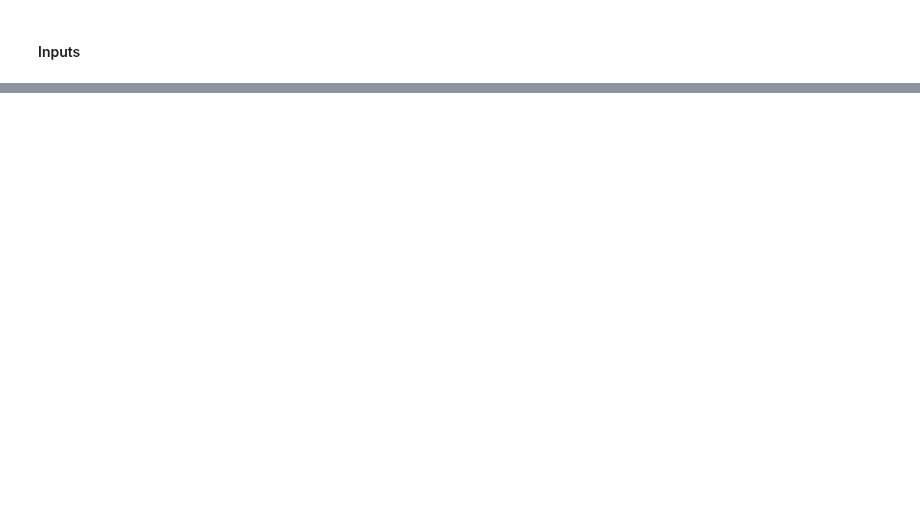
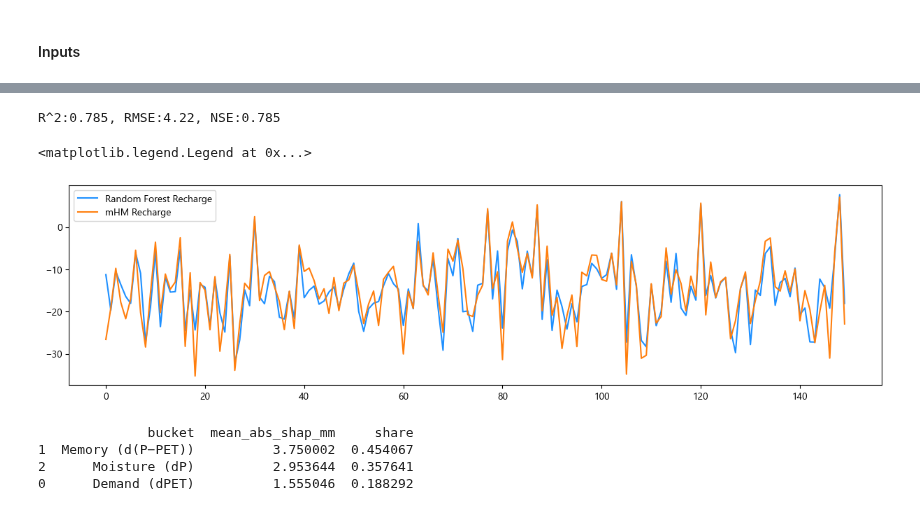
Before and after one commit to klekarkar/pre_post_process_mHM, a Jupyter notebook: recharge_attribution.ipynb, the cells around one changed output, grey strips where cells are left out. Drawn from its saved outputs; the diff is of its cells as text; code cells hidden in the pictures; blank space fills up the shorter version.

```diff
--- a/recharge_attribution.ipynb
+++ b/recharge_attribution.ipynb
@@ -69,8 +106,9 @@ def compute_mon_deltas(hydro_dict, var, hist_time_slice, fut_time_slice):
 # %%
 #resample to monthly and calculate changes
-hist_time_slice = slice('1971-01-01', '2000-12-31')
+hist_time_slice = slice('1981-01-01', '2010-12-31')
 fut_time_slice = slice('2071-01-01', '2100-12-31')
 
-pre_delta = compute_mon_deltas(ens_mean_dict, 'pre', hist_time_slice, fut_time_slice)
-pet_delta = compute_mon_deltas(ens_mean_dict, 'pet', hist_time_slice, fut_time_slice)
+pre_delta = compute_mon_deltas(ens_meteo_mean, 'pre', hist_time_slice, fut_time_slice)
+pet_delta = compute_mon_deltas(ens_meteo_mean, 'pet', hist_time_slice, fut_time_slice)
 wa_delta = compute_mon_deltas(water_availability, 'wa', hist_time_slice, fut_time_slice)
+recharge_delta = compute_mon_deltas(ens_recharge_mean, 'recharge', hist_time_slice, fut_time_slice)
@@ -81,0 +198,5 @@ wa_delta['wa_change'][12].plot(robust=True)
+# %%
+recharge_delta_roi = extract_roi_timeseries(recharge_delta, bbox_dict)
+pre_delta_roi = extract_roi_timeseries(pre_delta, bbox_dict)
+pet_delta_roi = extract_roi_timeseries(pet_delta, bbox_dict)
+wa_delta_roi = extract_roi_timeseries(wa_delta, bbox_dict)
@@ -81,0 +328,53 @@ wa_delta['wa_change'][12].plot(robust=True)
+# %%
+#plot the results vs the observed values
+plt.figure(figsize=(15, 3.7))
+plt.plot(y_pred[200:350], color='dodgerblue', lw=1.5, label='Random Forest Recharge')
+plt.plot(y_test[200:350], color='C1', lw=1.5, label='mHM Recharge')
+print(f"R^2:{np.round(r2, 3)}, RMSE:{np.round(rmse, 2)}, NSE:{np.round(nse, 3)}")
+print()
+#fill 95% confidence interval
+# plt.fill_between(np.arange(0,len(y_test[600:900])), y_pred[600:900]-2*rmse, y_pred[600:900]+2*rmse, color='gray', alpha=0.2)
+
+plt.legend()
+# %% [output]
+R^2:0.785, RMSE:4.22, NSE:0.785
+<matplotlib.legend.Legend at 0x...>
+[figure, added]
+# %%
+import shap
+
+explainer = shap.TreeExplainer(best_model)
+shap_values = explainer.shap_values(X)
+if isinstance(shap_values, list):
+    shap_values = shap_values[0]
+
+# Mean absolute SHAP (mm of recharge) and importance share
+mean_abs = np.mean(np.abs(shap_values), axis=0)
+share = mean_abs / (mean_abs.sum() + 1e-12)
+
+imp = pd.DataFrame({
+    'feature': feature_names,
+    'mean_abs_shap_mm': mean_abs,
+    'share': share
+}).sort_values('mean_abs_shap_mm', ascending=False)
+# print(imp)
+
+# Optional: bucket to Demand / Moisture / Memory
+def bucket(name: str) -> str:
+    n = name.lower()
+    if 'pre' in n: return 'Moisture (dP)'
+    if 'pet' in n:    return 'Demand (dPET)'
+    if 'wa_lag1' in n: return 'Memory (d(P−PET))'
+    return 'Other'
+
+bucket_imp = (imp.assign(bucket=imp['feature'].map(bucket))
+                .groupby('bucket', as_index=False)
+                .agg(mean_abs_shap_mm=('mean_abs_shap_mm','sum'))
+                .assign(share=lambda d: d['mean_abs_shap_mm']/d['mean_abs_shap_mm'].sum())
+                .sort_values('mean_abs_shap_mm', ascending=False))
+print(bucket_imp)
+# %% [output]
+              bucket  mean_abs_shap_mm     share
+1  Memory (d(P−PET))          3.750002  0.454067
+2      Moisture (dP)          2.953644  0.357641
+0      Demand (dPET)          1.555046  0.188292
```
Also changed, not shown: parts of 26 cells of this notebook.
